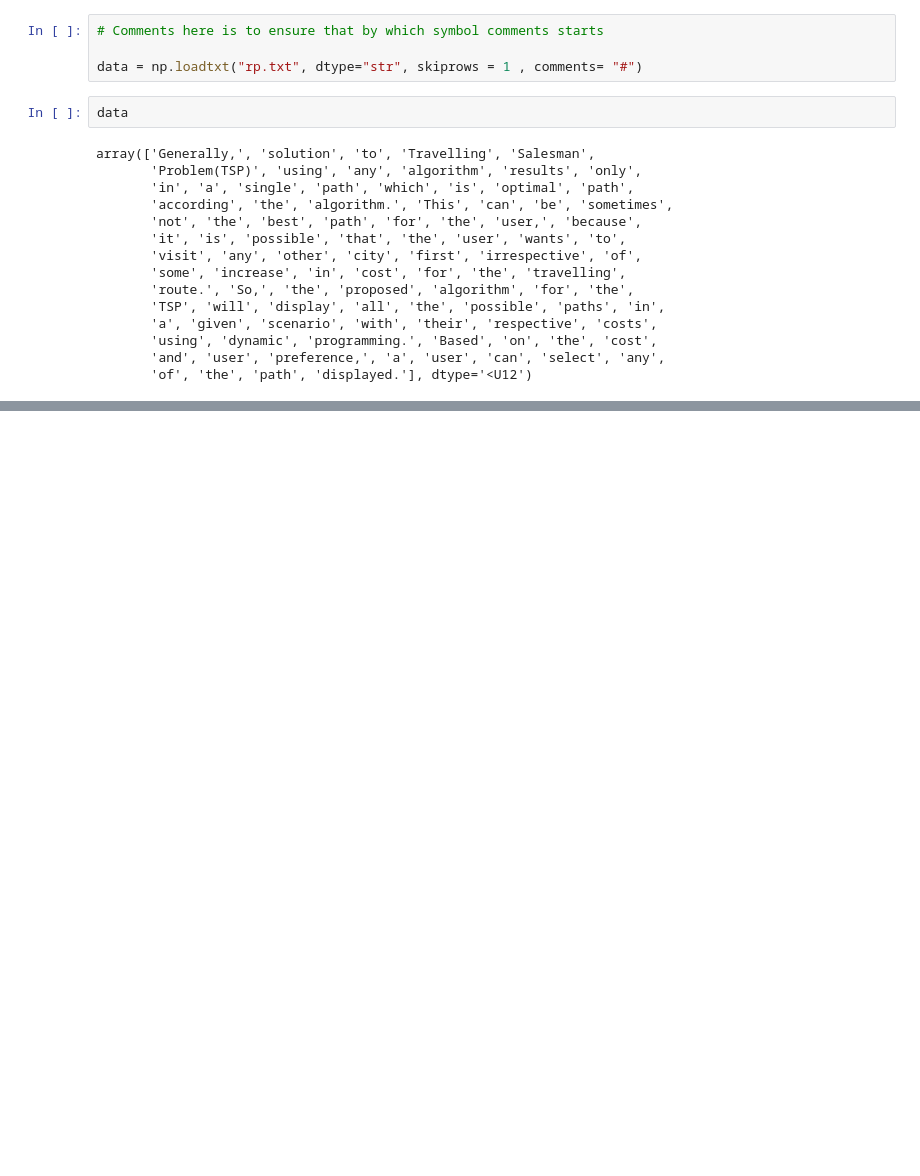
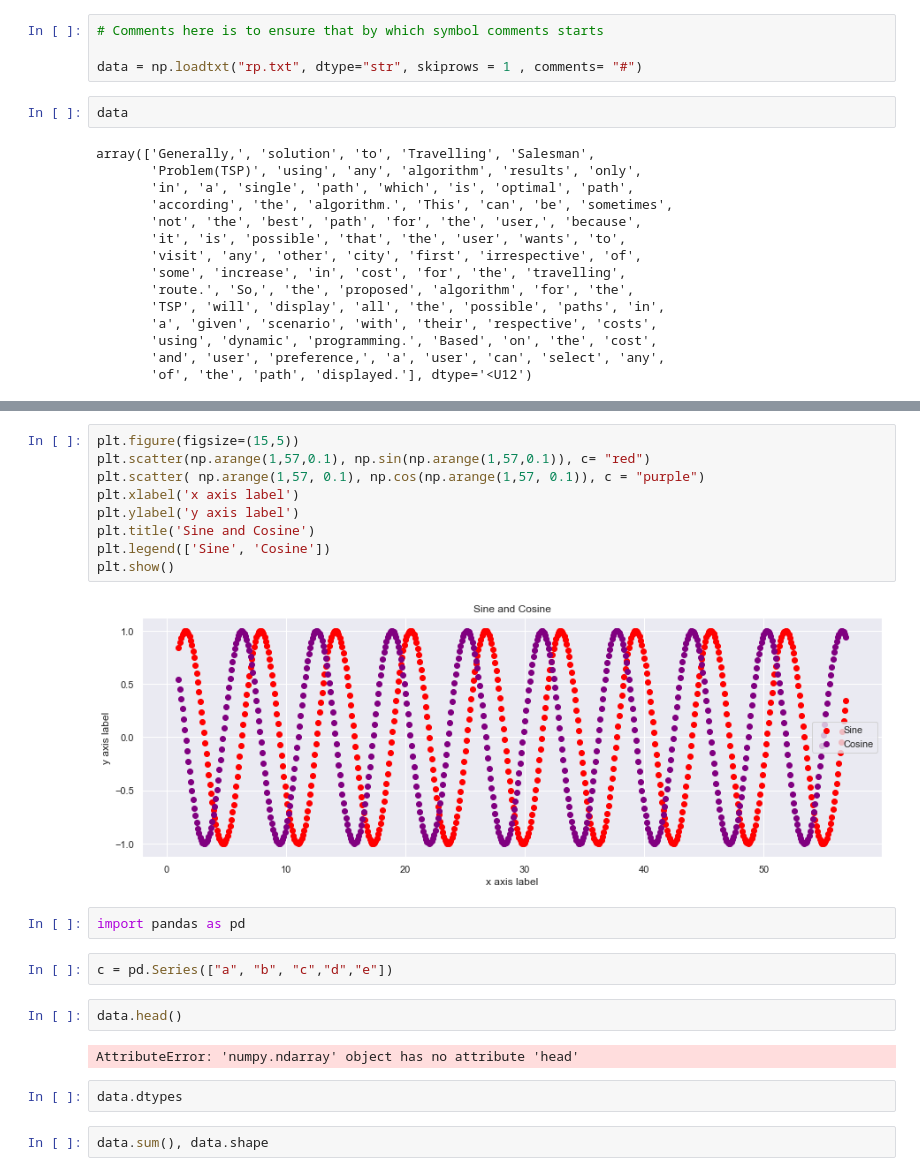
Before and after one commit to HarshitDawar55/Importing-Data, a Jupyter notebook: All about Importing data in Python! .ipynb, the cells around one changed output, grey strips where cells are left out. Cells and saved outputs as stored; diff of their text form; blank space fills up the shorter version.

```diff
--- a/All about Importing data in Python! .ipynb
+++ b/All about Importing data in Python! .ipynb
@@ -83,0 +97,23 @@ np.arange()
+# %%
+plt.figure(figsize=(15,5))
+plt.scatter(np.arange(1,57,0.1), np.sin(np.arange(1,57,0.1)), c= "red")
+plt.scatter( np.arange(1,57, 0.1), np.cos(np.arange(1,57, 0.1)), c = "purple")
+plt.xlabel('x axis label')
+plt.ylabel('y axis label')
+plt.title('Sine and Cosine')
+plt.legend(['Sine', 'Cosine'])
+plt.show()
+# %% [output]
+[figure, added]
+# %%
+import pandas as pd
+# %%
+c = pd.Series(["a", "b", "c","d","e"])
+# %%
+data.head()
+# %% [output]
+AttributeError: 'numpy.ndarray' object has no attribute 'head'
+# %%
+data.dtypes
+# %%
+data.sum(), data.shape
```
Also changed, not shown: parts of 29 cells of this notebook.
